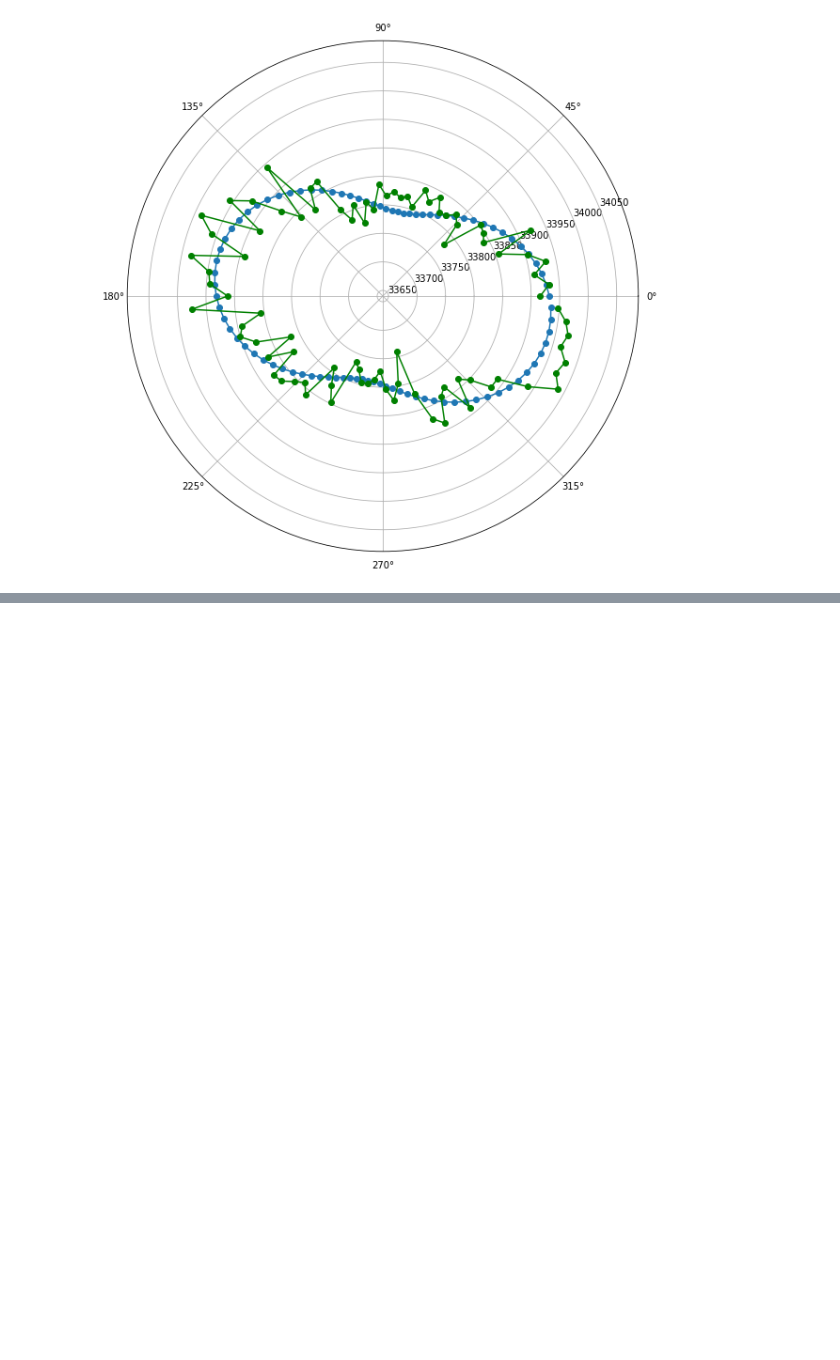
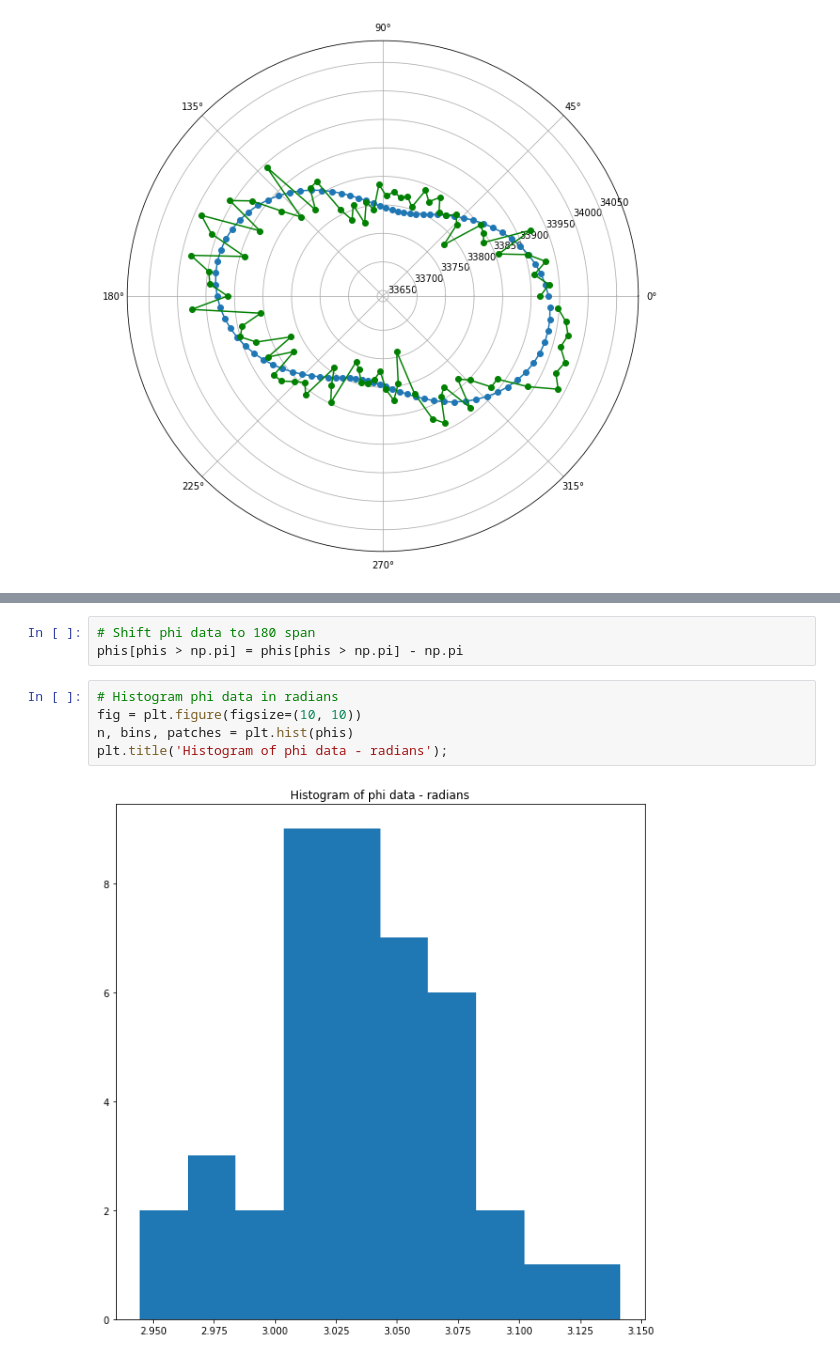
Before and after one commit to stpotter16/psfdi, a Jupyter notebook: notebooks/exploratory/stp_explore_ellipse.ipynb, the cells around one changed output, grey strips where cells are left out. Cells and saved outputs as stored; diff of their text form; blank space fills up the shorter version.

```diff
--- a/notebooks/exploratory/stp_explore_ellipse.ipynb
+++ b/notebooks/exploratory/stp_explore_ellipse.ipynb
@@ -291,0 +321,10 @@ SALS sd = 35.28874307686975
+# %%
+# Shift phi data to 180 span
+phis[phis > np.pi] = phis[phis > np.pi] - np.pi
+# %%
+# Histogram phi data in radians
+fig = plt.figure(figsize=(10, 10))
+n, bins, patches = plt.hist(phis)
+plt.title('Histogram of phi data - radians');
+# %% [output]
+[figure, added]
```
Also changed, not shown: parts of 6 cells of this notebook.
